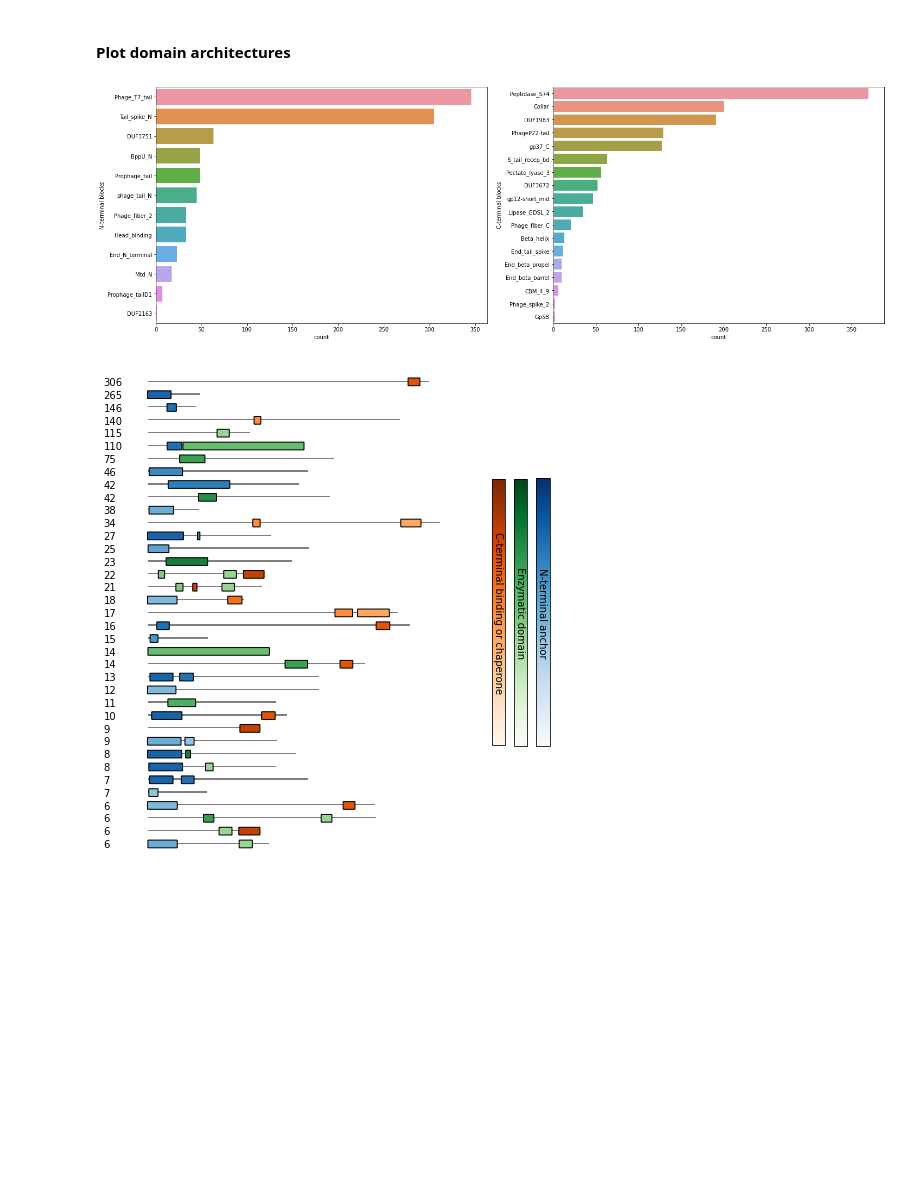
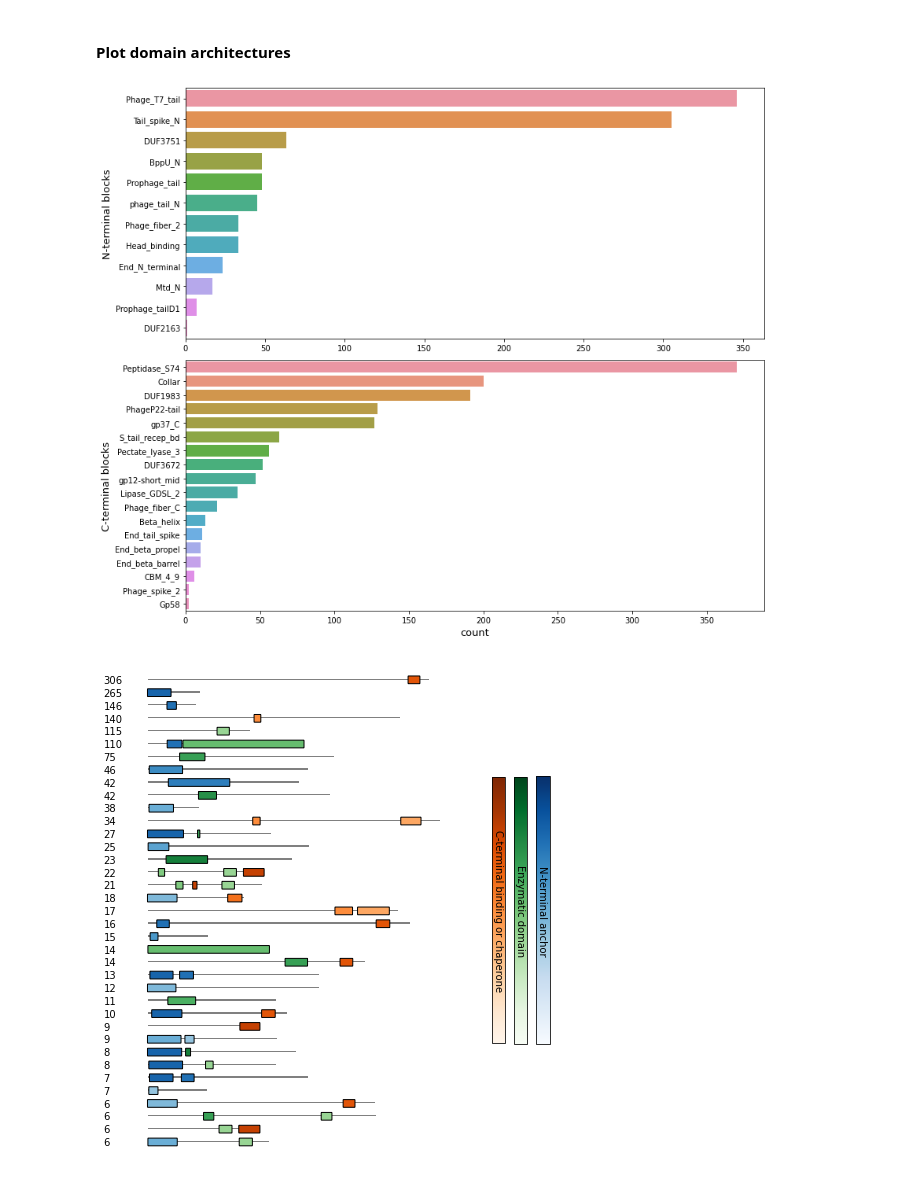
Before and after one commit to dimiboeckaerts/PhageRBPdetection, a Jupyter notebook: RBPdetect_notebook.ipynb, the cells around one changed output. Drawn from its saved outputs; the diff is of its cells as text; code cells hidden in the pictures; blank space fills up the shorter version.

```diff
--- a/RBPdetect_notebook.ipynb
+++ b/RBPdetect_notebook.ipynb
@@ -149,22 +149,27 @@ sum([1 for item in detected_rbps['C_blocks'] if len(item) == 0])
 # %%
 import seaborn as sns
 N_blocks_long = []
 C_blocks_long = []
 for i, N_block in enumerate(detected_rbps['N_blocks']):
     for Nb in N_block:
         N_blocks_long.append(Nb)
     for Cb in detected_rbps['C_blocks'][i]:
         C_blocks_long.append(Cb)
 
 Nb_df = pd.DataFrame({'N-terminal blocks':N_blocks_long})
 Cb_df = pd.DataFrame({'C-terminal blocks':C_blocks_long})
-fig, (ax1, ax2) = plt.subplots(1, 2, figsize=(24,8))
-sns.countplot(y='N-terminal blocks', data=Nb_df, order=Nb_df['N-terminal blocks'].value_counts().index, ax=ax1)
-sns.countplot(y='C-terminal blocks', data=Cb_df, order=Cb_df['C-terminal blocks'].value_counts().index, ax=ax2)
-#fig.savefig(results_dir+'/domains_count_plot.png', dpi=400)
-fig.savefig(results_dir+'/domains_count_plot.svg')
+fig, (ax1, ax2) = plt.subplots(2, 1, figsize=(12,10))
+c1 = sns.countplot(y='N-terminal blocks', data=Nb_df, order=Nb_df['N-terminal blocks'].value_counts().index, ax=ax1)
+c2 = sns.countplot(y='C-terminal blocks', data=Cb_df, order=Cb_df['C-terminal blocks'].value_counts().index, ax=ax2)
+ax1.set_xlabel('', size=13)
+ax2.set_xlabel('count', size=13)
+ax1.set_ylabel('N-terminal blocks', size=13)
+ax2.set_ylabel('C-terminal blocks', size=13)
+fig.tight_layout()
+fig.savefig(results_dir+'/Figure3_domains_counts.png', dpi=400)
+#fig.savefig(results_dir+'/domains_count_plot.svg')
 # %% [output]
-[figure, old version]
+[figure, new version]
 # %%
 label_dict_new = {'N-terminal anchor': ['Phage_T7_tail', 'Tail_spike_N', 'Prophage_tail', 'BppU_N', 'Mtd_N',
                                         'Head_binding', 'DUF3751', 'End_N_terminal', 'phage_tail_N',
```
Also changed, not shown: parts of 1 cell of this notebook, 1 other file.
